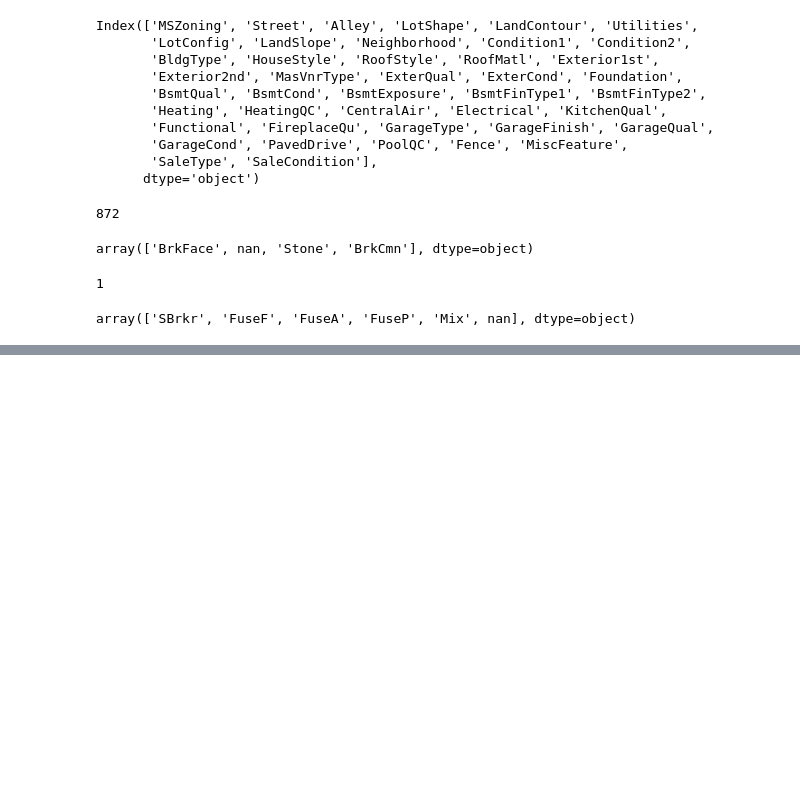
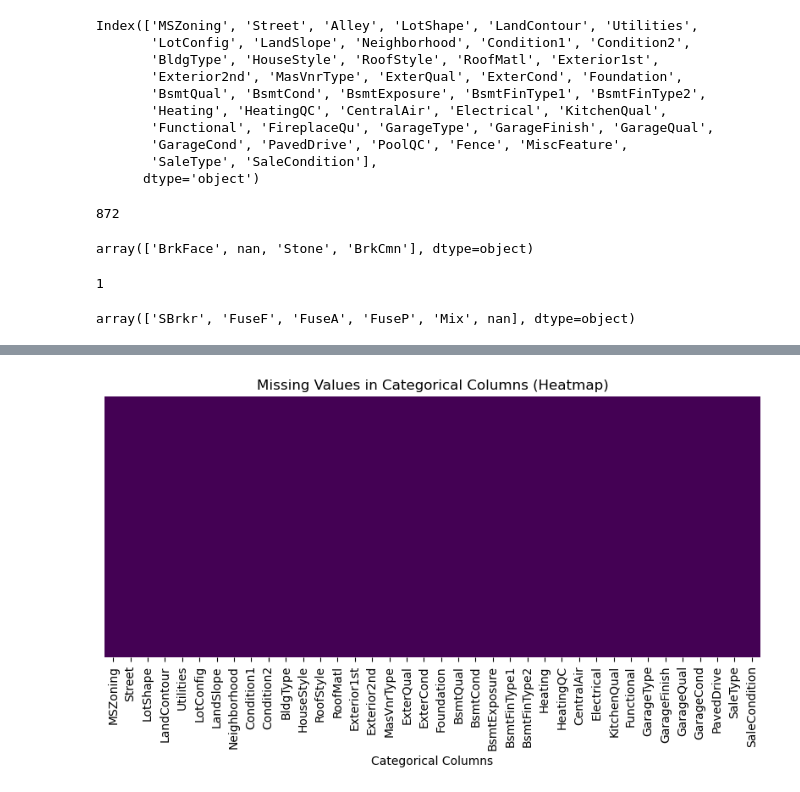
Before and after one commit to Eddythemachine/house_price_competition_kaggle, a Jupyter notebook: notebooks/2.eda2.ipynb, the cells around one changed output, grey strips where cells are left out. Cells and saved outputs as stored; diff of their text form; code cells hidden in the pictures; blank space fills up the shorter version.

```diff
--- a/notebooks/2.eda2.ipynb
+++ b/notebooks/2.eda2.ipynb
@@ -241,3 +241,7 @@ Bsmt_cols = [
 
 for col2 in Bsmt_cols:
     data[col2].fillna("None", inplace= True)
+# %%
+# the function i created erlier contain only objects
+# all the updated upject that are in the main data are copied to the data category
+data_categorical = update_categorical_data(data)
@@ -243,0 +305,9 @@ for col2 in Bsmt_cols:
+# %%
+# Visualize missing values in categorical columns using a heatmap
+plt.figure(figsize=(10, 4))
+sns.heatmap(data_categorical.isnull(), cbar=False, cmap="viridis", yticklabels=False)
+plt.title("Missing Values in Categorical Columns (Heatmap)")
+plt.xlabel("Categorical Columns")
+plt.show()
+# %% [output]
+[figure, added]
```
Also changed, not shown: parts of 4 cells of this notebook.
